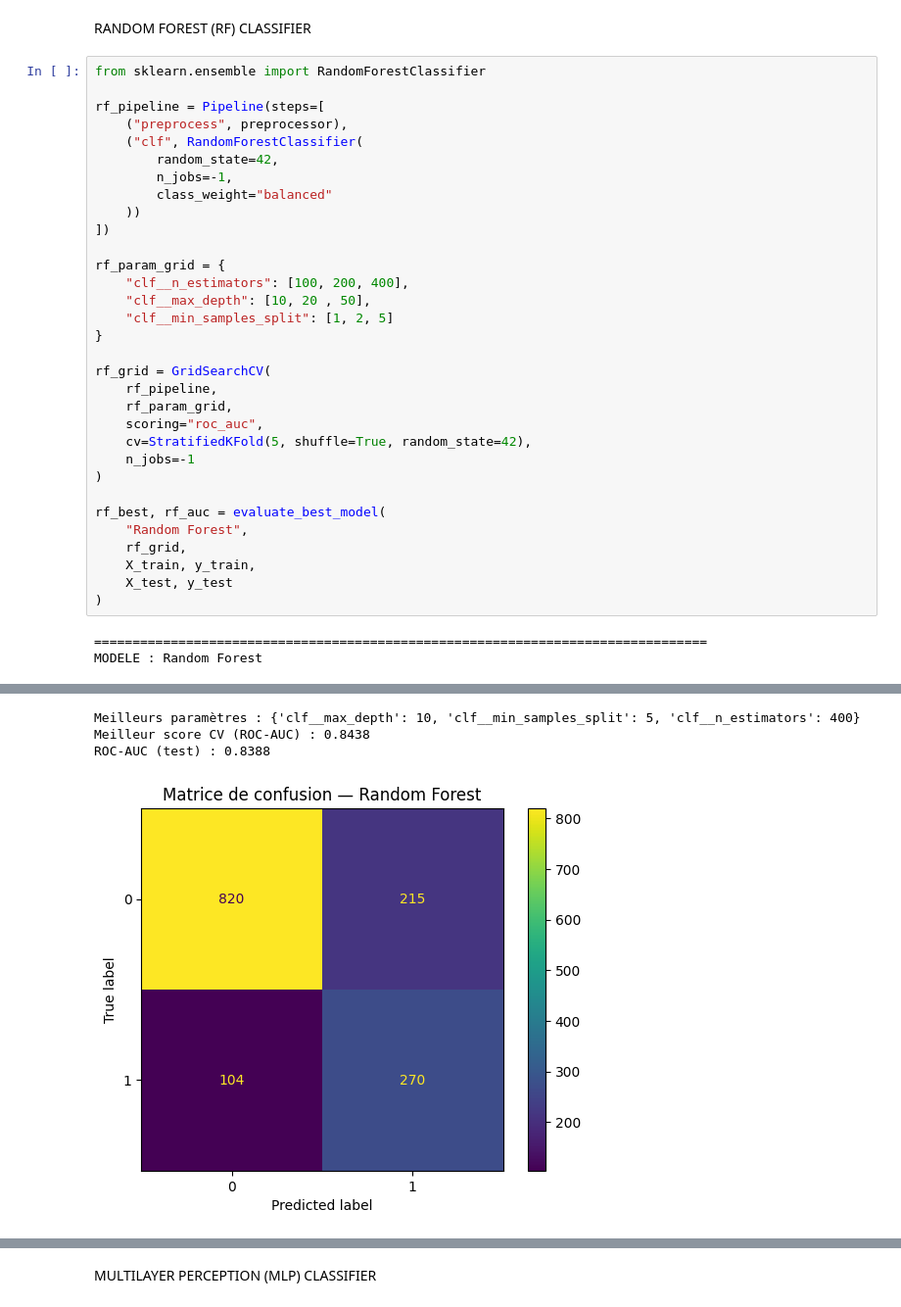
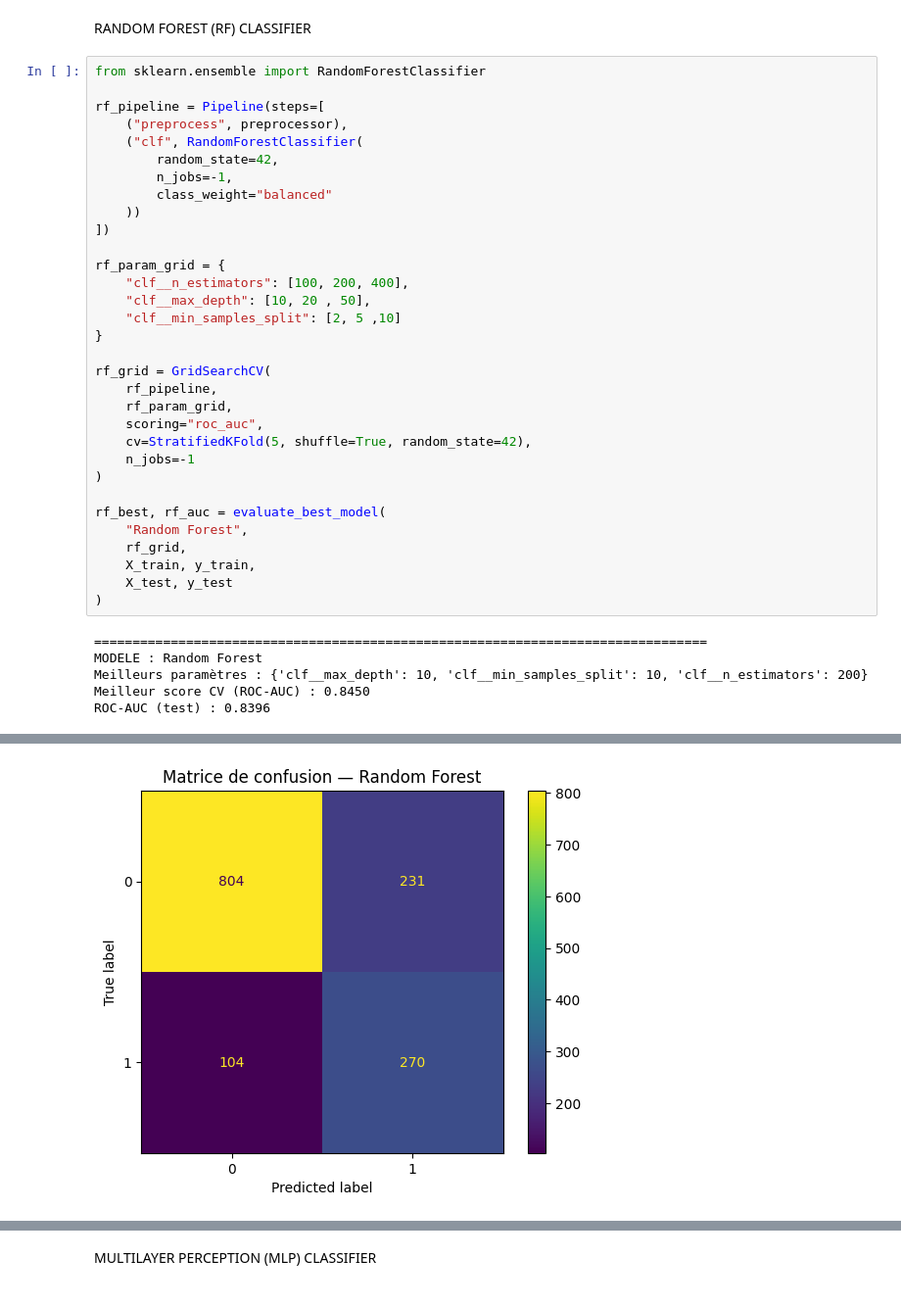
Before and after one commit to homba1999/ML, a Jupyter notebook: Projet churn.ipynb, the cells around one changed output, grey strips where cells are left out. Shown at 98% size. Saved outputs shown, nothing was run; the diff lists cells and outputs as text.

```diff
--- a/Projet churn.ipynb
+++ b/Projet churn.ipynb
@@ -236,7 +236,7 @@ rf_pipeline = Pipeline(steps=[
 rf_param_grid = {
     "clf__n_estimators": [100, 200, 400],
     "clf__max_depth": [10, 20 , 50],
-    "clf__min_samples_split": [1, 2, 5]
+    "clf__min_samples_split": [2, 5 ,10]
 }
 
 rf_grid = GridSearchCV(
@@ -256,3 +256,6 @@ rf_best, rf_auc = evaluate_best_model(
 # %% [output]
 ================================================================================
 MODELE : Random Forest
+Meilleurs paramètres : {'clf__max_depth': 10, 'clf__min_samples_split': 10, 'clf__n_estimators': 200}
+Meilleur score CV (ROC-AUC) : 0.8450
+ROC-AUC (test) : 0.8396
@@ -276,4 +262 @@ Traceback (most recent call last):
-Meilleurs paramètres : {'clf__max_depth': 10, 'clf__min_samples_split': 5, 'clf__n_estimators': 400}
-Meilleur score CV (ROC-AUC) : 0.8438
-ROC-AUC (test) : 0.8388
-[figure, old version]
+[figure, new version]
```
Also changed, not shown: parts of 3 cells of this notebook.
